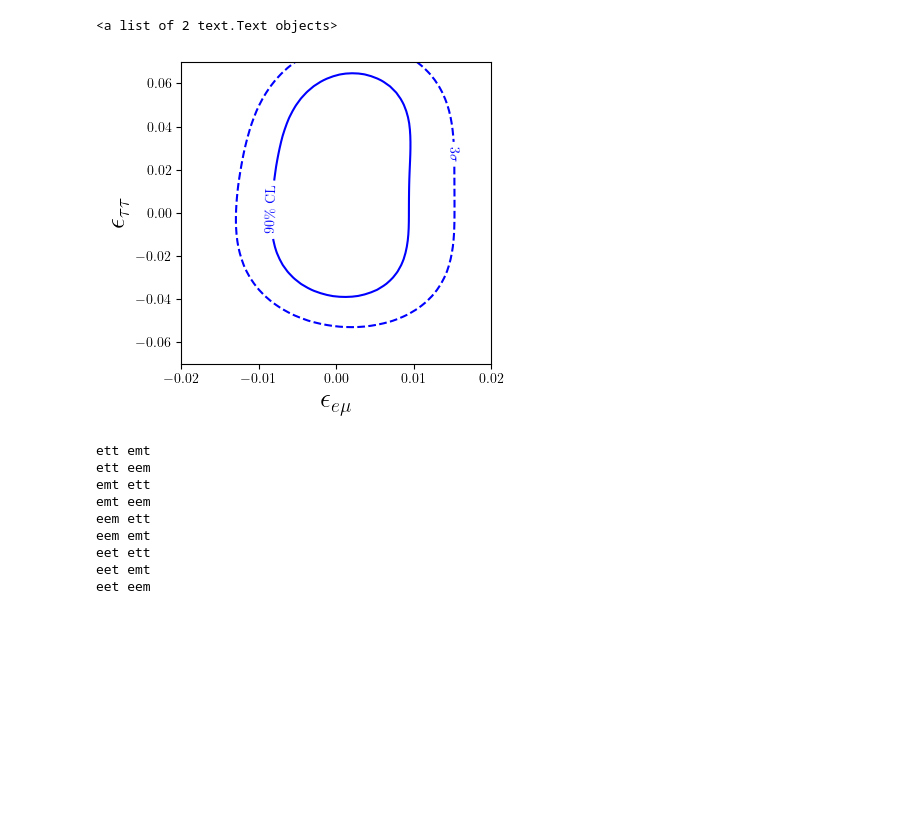
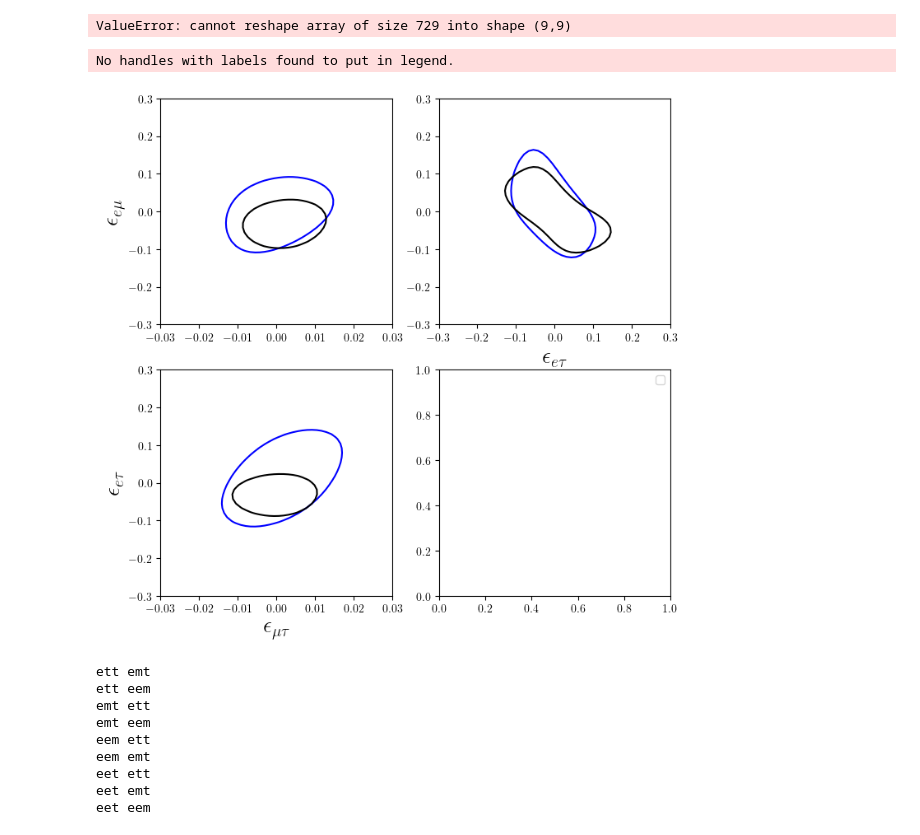
Before and after one commit to Sjoeborg/thesis, a Jupyter notebook: notebooks/PINGU/analysis.ipynb, the cells around one changed output. Cells and saved outputs as stored; diff of their text form; code cells hidden in the pictures; blank space fills up the shorter version.

```diff
--- a/notebooks/PINGU/analysis.ipynb
+++ b/notebooks/PINGU/analysis.ipynb
@@ -34,12 +34,12 @@ ett = 7e-2
 emt = 3e-2
 eem = 3e-1
 eet = 3e-1
-dm31_range, th23_range,ett_range, emt_range, eem_range, eet_range = get_param_list(dm31N=5,
-                                                                                   th23N=5,
+dm31_range, th23_range,ett_range, emt_range, eem_range, eet_range = get_param_list(dm31N=1,
+                                                                                   th23N=1,
                                                                           ett_tuple=(-ett,ett,1),
                                                                           emt_tuple=(-emt,emt,10),
-                                                                          eem_tuple=(-eem,eem,1),
-                                                                          eet_tuple=(-eet,eet,1),
+                                                                          eem_tuple=(-eem,eem,10),
+                                                                          eet_tuple=(-eet,eet,10),
                                                                           IO=IO)
 
 print('dm:', dm31_range)
@@ -51,4 +51,7 @@ print('eet:', eet_range)
 param_dict = nufit_params_nsi_IO if IO else nufit_params_nsi
 
 param_list = list_of_params_nsi(param_dict, dm31_range, th23_range, ett_range, emt_range, eem_range, eet_range)
+
+H1 = pickle.load(open(f'./pre_computed/H1_{ordering}_PINGU_{len(dm31_range)}x{len(th23_range)}x{len(ett_range)}x{len(emt_range)}x{len(eem_range)}x{len(eet_range)}.p','rb'))*livetime
+H0 = pickle.load(open(f'./pre_computed/H0_{ordering}_PINGU.p','rb'))*livetime
 # %% [output]
@@ -101,9 +90,8 @@ deltachi_eet = marginalized_deltachi[best_ett_index,best_emt_index, best_eem_ind
 # %%
 from scipy.interpolate import RectBivariateSpline
-dchi = marginalized_deltachi[:,:,0,0]
-x = emt_range
-y = ett_range
-spl = RectBivariateSpline(x,y,dchi)
+x = eem_range
+y = eet_range
+spl = RectBivariateSpline(x,y,deltachi.reshape(9,9))
 x_fine = np.linspace(x.min(),x.max(),50)
 y_fine = np.linspace(y.min(),y.max(),50)
 z = spl(x_fine, y_fine)
@@ -121,8 +109,59 @@ for l, s in zip(im.levels, strs):
 ax.clabel(im, im.levels, inline=True, fmt=fmt_noerr, fontsize=10)
 #save(fig,'PINGU_2D_eem_ett')
 # %% [output]
-<a list of 2 text.Text objects>
+ValueError: cannot reshape array of size 729 into shape (9,9)
-[figure, removed]
+# %%
+from scipy.interpolate import RectBivariateSpline
+x = eem_range
+y = eet_range
+eem_fine = np.linspace(-eem,eem,50)
+eet_fine = np.linspace(-eet,eet,50)
+emt_fine = np.linspace(-emt,emt,50)
+
+spl_nomarg_emt_eem = RectBivariateSpline(emt_range,eem_range,deltachi_nomarg_emt_eem.reshape(9,9))
+spl_nomarg_eem_eet = RectBivariateSpline(eem_range,eet_range,deltachi_nomarg_eem_eet.reshape(9,9))
+spl_nomarg_emt_eet = RectBivariateSpline(emt_range,eet_range,deltachi_nomarg_emt_eet.reshape(9,9))
+
+spl_emt_eem = RectBivariateSpline(emt_range,eem_range,deltachi_emt_eem)
+spl_eem_eet = RectBivariateSpline(eem_range,eet_range,deltachi_eem_eet)
+spl_emt_eet = RectBivariateSpline(emt_range,eet_range,deltachi_emt_eet)
+
+z_nomarg_emt_eem = spl_nomarg_emt_eem(emt_fine,eem_fine)
+z_nomarg_eem_eet = spl_nomarg_eem_eet(eem_fine,eet_fine)
+z_nomarg_emt_eet = spl_nomarg_emt_eet(emt_fine,eet_fine)
+
+z_emt_eem = spl_emt_eem(emt_fine,eem_fine)
+z_eem_eet = spl_eem_eet(eem_fine,eet_fine)
+z_emt_eet = spl_emt_eet(emt_fine,eet_fine)
+fig, ax = plt.subplots(2,2,figsize=(4*2,4*2))
+
+
+ax[0,0].contour(emt_fine,eem_fine,z_nomarg_emt_eem, levels=[chi2.ppf(0.9,2)],colors=['b','b'], linestyles = ['solid','dashed'])
+im_emt_eem = ax[0,0].contour(emt_fine,eem_fine,z_emt_eem, levels=[chi2.ppf(0.9,2)],colors=['k','k'], linestyles = ['solid','dashed'])
+
+ax[0,1].contour(eet_fine,eem_fine,z_nomarg_eem_eet, levels=[chi2.ppf(0.9,2)],colors=['b','b'], linestyles = ['solid','dashed'])
+im_eem_eet = ax[0,1].contour(eet_fine,eem_fine,z_eem_eet.T, levels=[chi2.ppf(0.9,2)],colors=['k','k'], linestyles = ['solid','dashed'])
+
+ax[1,0].contour(emt_fine,eet_fine,z_nomarg_emt_eet, levels=[chi2.ppf(0.9,2)],colors=['b','b'], linestyles = ['solid','dashed'])
+im_emt_eet = ax[1,0].contour(emt_fine,eet_fine,z_emt_eet, levels=[chi2.ppf(0.9,2)],colors=['k','k'], linestyles = ['solid','dashed'])
+
+ax[0,0].set_ylabel(r'$\epsilon_{e\mu}$', fontsize=20)
+
+ax[0,1].set_xlabel(r'$\epsilon_{e\tau}$', fontsize=20)
+
+ax[1,0].set_xlabel(r'$\epsilon_{\mu\tau}$', fontsize=20)
+ax[1,0].set_ylabel(r'$\epsilon_{e\tau}$', fontsize=20)
+plt.legend()
+
+fmt_noerr = {}
+strs = ['90\% CL', r'$3\sigma$']
+for l, s in zip(im_nomarg.levels, strs):
+    fmt_noerr[l] = s
+#ax.clabel(im, im.levels, inline=True, fmt=fmt_noerr, fontsize=10)
+#save(fig,'PINGU_2D_eem_ett')
+# %% [output]
+No handles with labels found to put in legend.
+[figure, added]
 # %%
 marginalized_arrays_NO=[]
 marginalized_arrays_IO=[]
```
Also changed, not shown: parts of 11 cells of this notebook, 9 other files.
